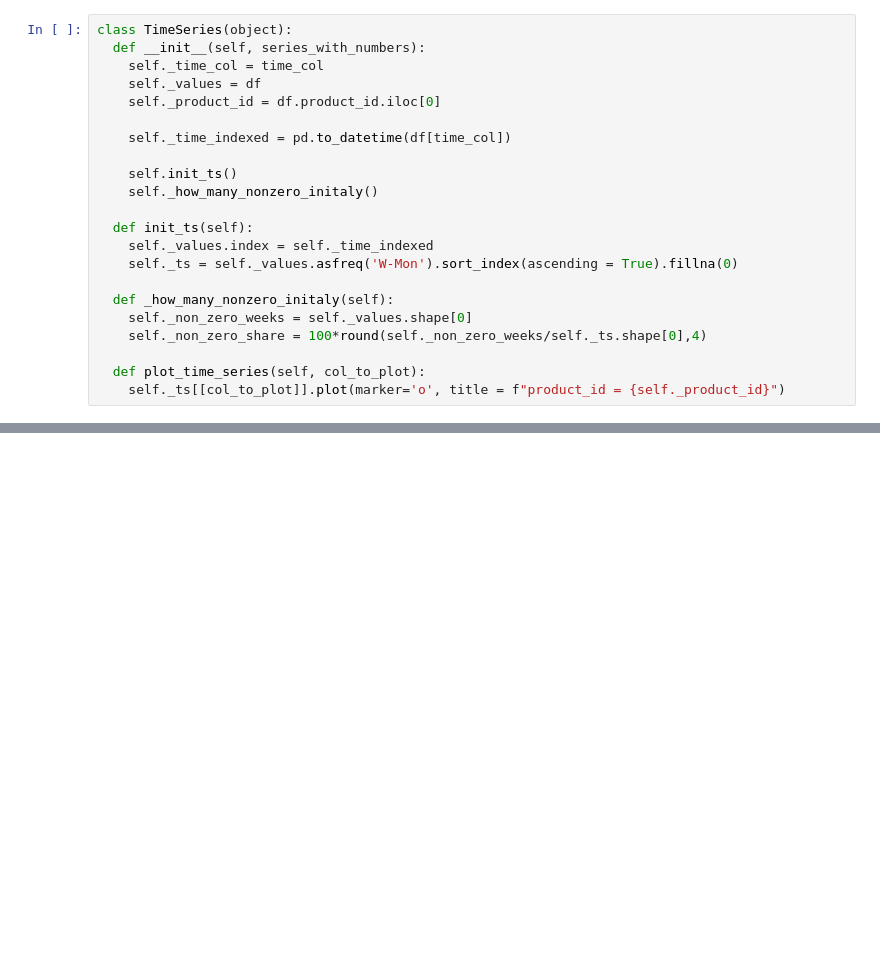
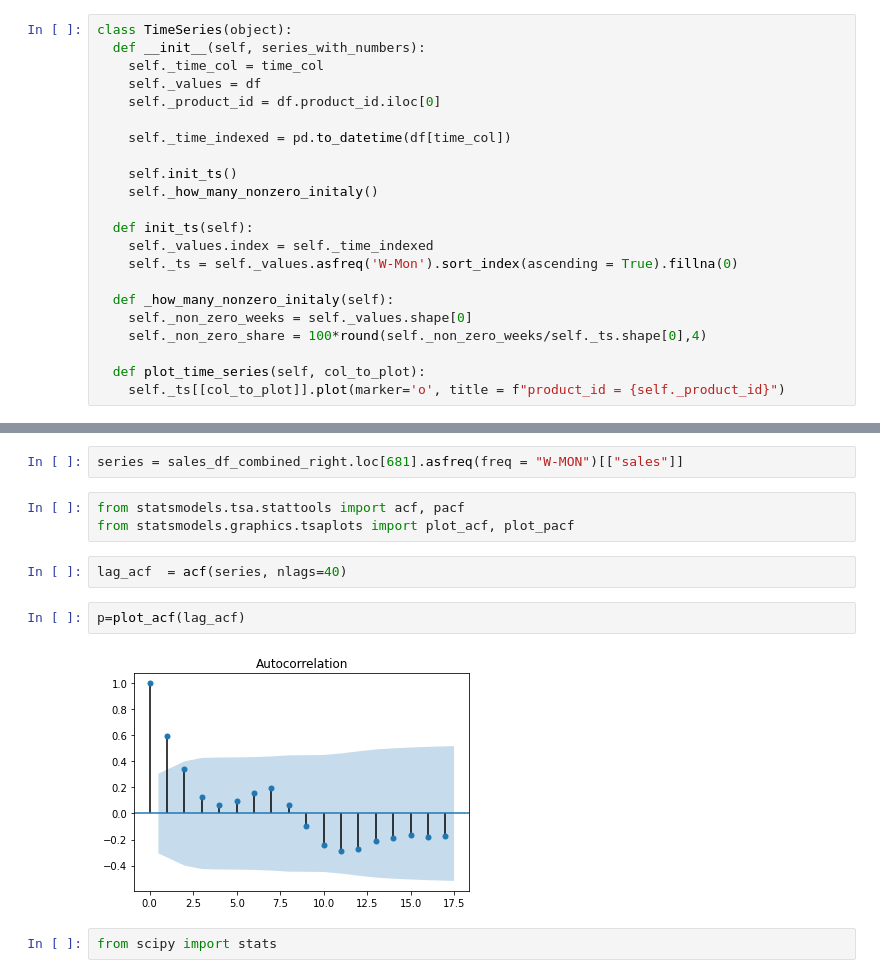
Before and after one commit to katarzynasornat/time_series_prediction, a Jupyter notebook: Master_exploration.ipynb, the cells around one changed output, grey strips where cells are left out. Saved outputs shown, nothing was run; the diff lists cells and outputs as text; blank space fills up the shorter version.

```diff
--- a/Master_exploration.ipynb
+++ b/Master_exploration.ipynb
@@ -308,0 +335,13 @@ class TimeSeries(object):
+# %%
+series = sales_df_combined_right.loc[681].asfreq(freq = "W-MON")[["sales"]]
+# %%
+from statsmodels.tsa.stattools import acf, pacf
+from statsmodels.graphics.tsaplots import plot_acf, plot_pacf
+# %%
+lag_acf  = acf(series, nlags=40)
+# %%
+p=plot_acf(lag_acf)
+# %% [output]
+[figure, added]
+# %%
+from scipy import stats
```
Also changed, not shown: parts of 38 cells of this notebook, 1 other file.
